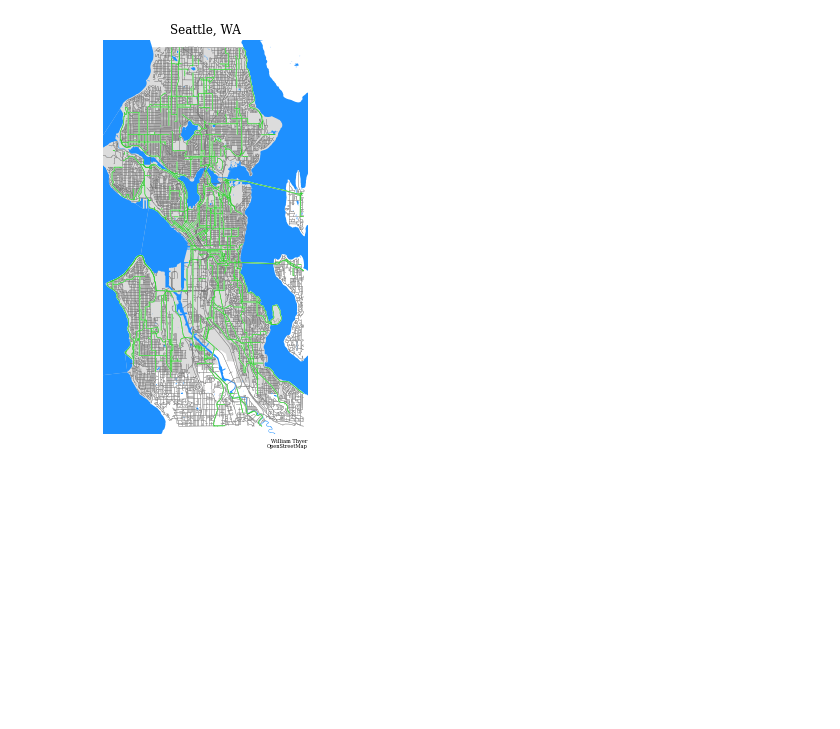
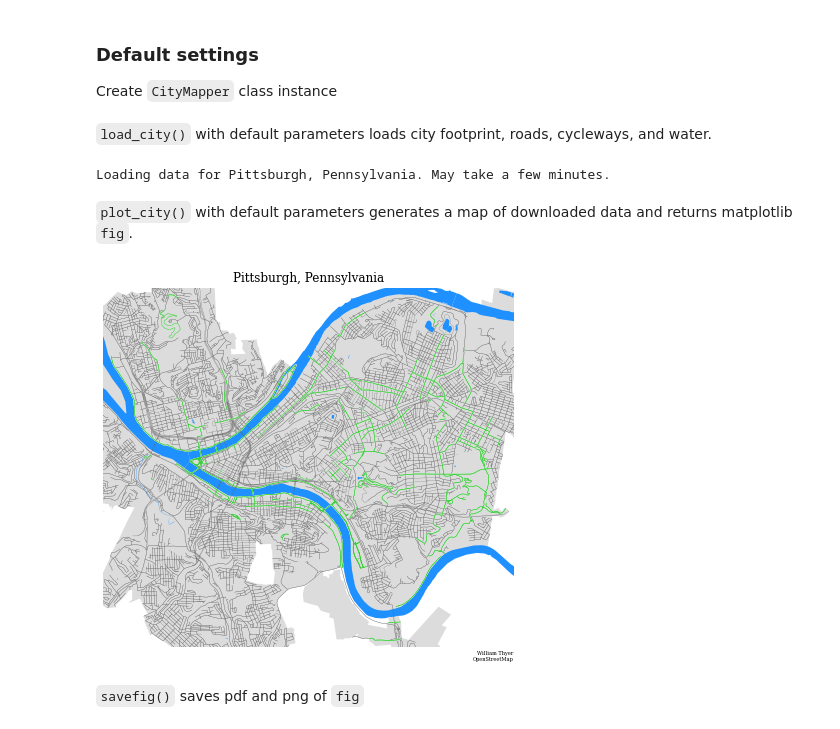
Before and after one commit to WilliamThyer/CityMapper, a Jupyter notebook: bike_networks.ipynb, the cells around one changed output. Drawn from its saved outputs; the diff is of its cells as text; code cells hidden in the pictures; blank space fills up the shorter version.

```diff
--- a/bike_networks.ipynb
+++ b/bike_networks.ipynb
@@ -15,0 +5,3 @@ city_mapper.cycleways = city_mapper._get_cycleways()
+# %% [markdown]
+### Default settings
+Create `CityMapper` class instance
@@ -16,9 +10,16 @@ city_mapper.cycleways = city_mapper._get_cycleways()
+# %% [markdown]
+`load_city()` with default parameters loads city footprint, roads, cycleways, and water.
+# %%
+city_mapper.load_city(city_name = 'Pittsburgh, Pennsylvania')
+# %% [output]
+Loading data for Pittsburgh, Pennsylvania. May take a few minutes.
+# %% [markdown]
+`plot_city()` with default parameters generates a map of downloaded data and returns matplotlib `fig`.
 # %%
-fig = city_mapper.plot_city(
-    road_cycleway_ratio_subtitle = False,
-    # colors = {'city_area': None}
-)
+fig = city_mapper.plot_city()
 # %% [output]
-[figure, old version]
+[figure, new version]
+# %% [markdown]
+`savefig()` saves pdf and png of `fig`
 # %%
 city_mapper.savefig(fig)
```
Also changed, not shown: parts of 13 cells of this notebook, 1 other file.
